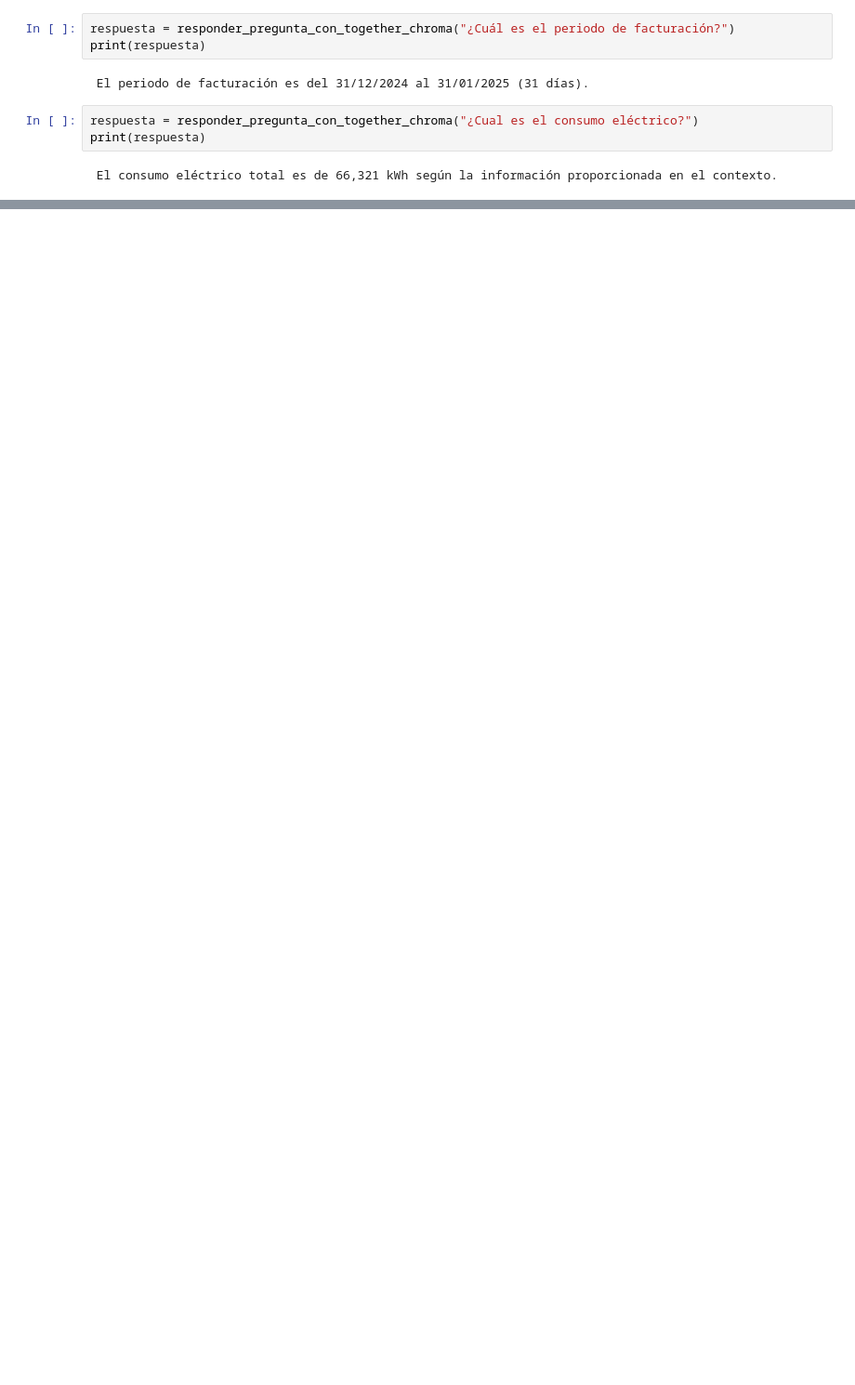
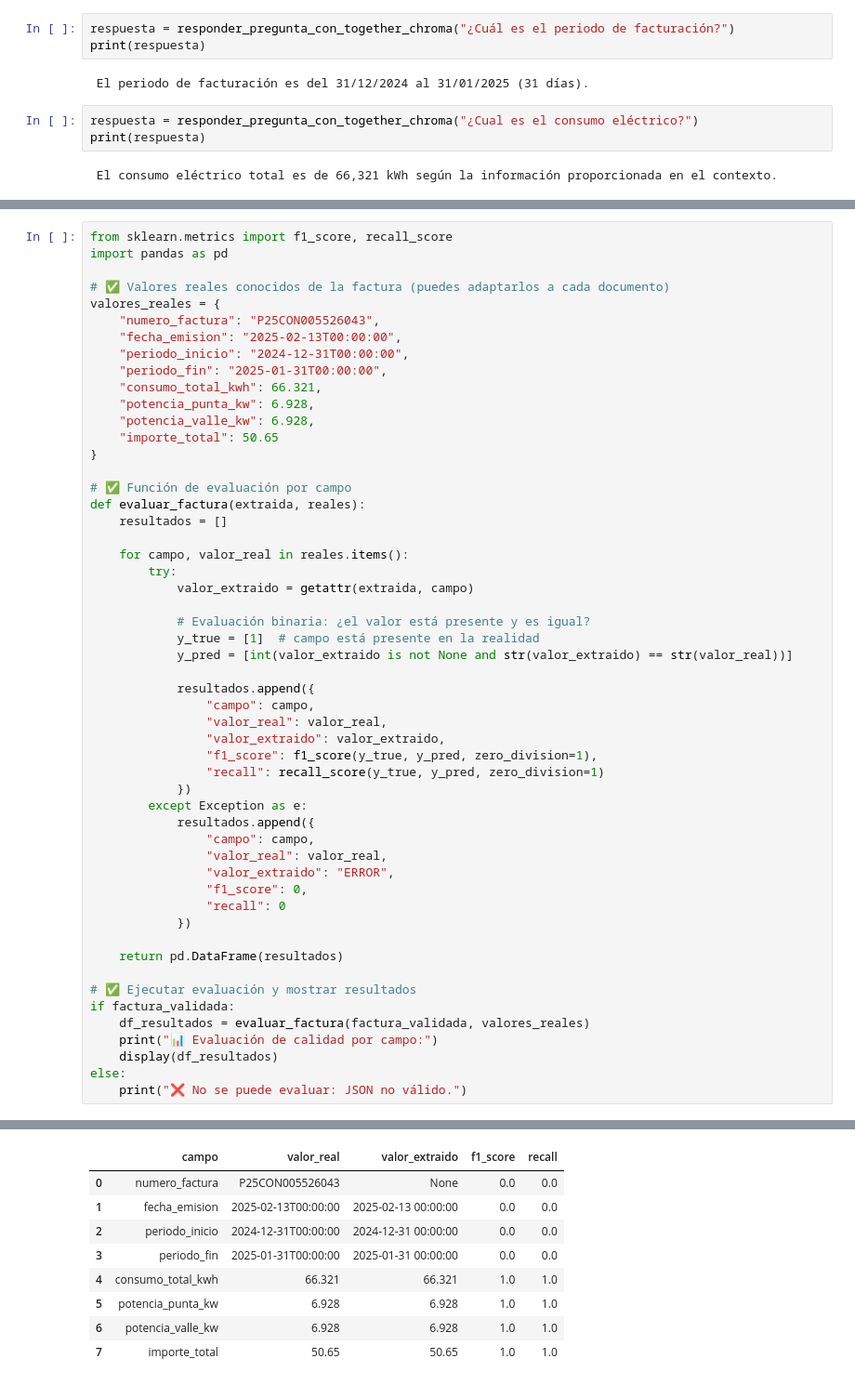
Before and after one commit to DEVjspf/ceu_facturas_tfa, a Jupyter notebook: dev_facturas.ipynb, the cells around one changed output, grey strips where cells are left out. Shown at 93% size. Cells and saved outputs as stored; diff of their text form; blank space fills up the shorter version.

```diff
--- a/dev_facturas.ipynb
+++ b/dev_facturas.ipynb
@@ -392,0 +381,54 @@ Valor extraído por el LLM (del JSON final): 50.65
+# %%
+from sklearn.metrics import f1_score, recall_score
+import pandas as pd
+
+# ✅ Valores reales conocidos de la factura (puedes adaptarlos a cada documento)
+valores_reales = {
+    "numero_factura": "P25CON005526043",
+    "fecha_emision": "2025-02-13T00:00:00",
+    "periodo_inicio": "2024-12-31T00:00:00",
+    "periodo_fin": "2025-01-31T00:00:00",
+    "consumo_total_kwh": 66.321,
+    "potencia_punta_kw": 6.928,
+    "potencia_valle_kw": 6.928,
+    "importe_total": 50.65
+}
+
+# ✅ Función de evaluación por campo
+def evaluar_factura(extraida, reales):
+    resultados = []
+
+    for campo, valor_real in reales.items():
+        try:
+            valor_extraido = getattr(extraida, campo)
+
+            # Evaluación binaria: ¿el valor está presente y es igual?
+            y_true = [1]  # campo está presente en la realidad
+            y_pred = [int(valor_extraido is not None and str(valor_extraido) == str(valor_real))]
+
+            resultados.append({
+                "campo": campo,
+                "valor_real": valor_real,
+                "valor_extraido": valor_extraido,
+                "f1_score": f1_score(y_true, y_pred, zero_division=1),
+                "recall": recall_score(y_true, y_pred, zero_division=1)
+            })
+        except Exception as e:
+            resultados.append({
+                "campo": campo,
+                "valor_real": valor_real,
+                "valor_extraido": "ERROR",
+                "f1_score": 0,
+                "recall": 0
+            })
+
+    return pd.DataFrame(resultados)
+
+# ✅ Ejecutar evaluación y mostrar resultados
+if factura_validada:
+    df_resultados = evaluar_factura(factura_validada, valores_reales)
+    print("📊 Evaluación de calidad por campo:")
+    display(df_resultados)
+else:
+    print("❌ No se puede evaluar: JSON no válido.")
+# %% [output]
@@ -392,0 +436,9 @@ Valor extraído por el LLM (del JSON final): 50.65
+|  | campo | valor_real | valor_extraido | f1_score | recall |
+| 0 | numero_factura | P25CON005526043 | None | 0.0 | 0.0 |
+| 1 | fecha_emision | 2025-02-13T00:00:00 | 2025-02-13 00:00:00 | 0.0 | 0.0 |
+| 2 | periodo_inicio | 2024-12-31T00:00:00 | 2024-12-31 00:00:00 | 0.0 | 0.0 |
+| 3 | periodo_fin | 2025-01-31T00:00:00 | 2025-01-31 00:00:00 | 0.0 | 0.0 |
+| 4 | consumo_total_kwh | 66.321 | 66.321 | 1.0 | 1.0 |
+| 5 | potencia_punta_kw | 6.928 | 6.928 | 1.0 | 1.0 |
+| 6 | potencia_valle_kw | 6.928 | 6.928 | 1.0 | 1.0 |
+| 7 | importe_total | 50.65 | 50.65 | 1.0 | 1.0 |
```
Also changed, not shown: parts of 36 cells of this notebook.
